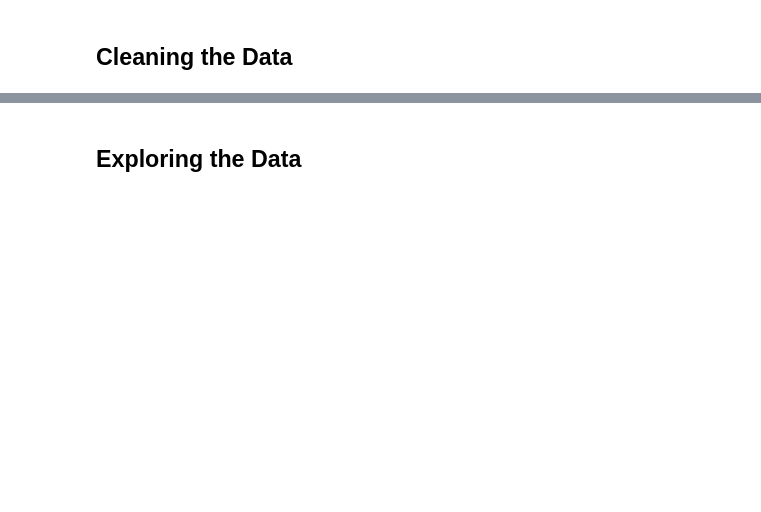
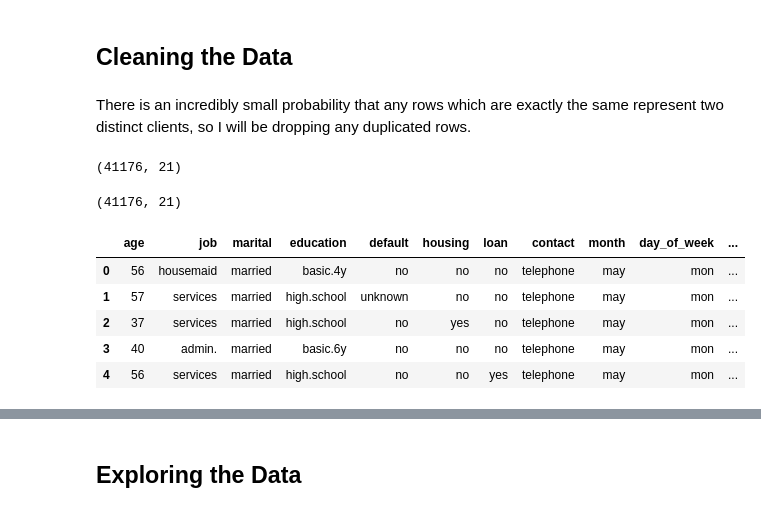
Before and after one commit to kcoffland/bank-predictions, a Jupyter notebook: 02_Discover.ipynb, the cells around one changed output, grey strips where cells are left out. Cells and saved outputs as stored; diff of their text form; code cells hidden in the pictures; blank space fills up the shorter version.

```diff
--- a/02_Discover.ipynb
+++ b/02_Discover.ipynb
@@ -40,2 +42,24 @@ contact            object
 # %% [markdown]
 ## Cleaning the Data
+# %% [markdown]
+There is an incredibly small probability that any rows which are exactly the same represent two distinct clients, so I will be dropping any duplicated rows.
+# %%
+bank_data.drop_duplicates(inplace=True)
+bank_data.shape
+# %% [output]
+(41176, 21)
+# %%
+bank_data.dropna(inplace=True)
+bank_data.shape
+# %% [output]
+(41176, 21)
+# %%
+bank_data.drop('duration', axis=1, inplace=True)
+bank_data.head()
+# %% [output]
+|  | age | job | marital | education | default | housing | loan | contact | month | day_of_week | ... |
+| 0 | 56 | housemaid | married | basic.4y | no | no | no | telephone | may | mon | ... |
+| 1 | 57 | services | married | high.school | unknown | no | no | telephone | may | mon | ... |
+| 2 | 37 | services | married | high.school | no | yes | no | telephone | may | mon | ... |
+| 3 | 40 | admin. | married | basic.6y | no | no | no | telephone | may | mon | ... |
+| 4 | 56 | services | married | high.school | no | no | yes | telephone | may | mon | ... |
```
Also changed, not shown: parts of 13 cells of this notebook.
